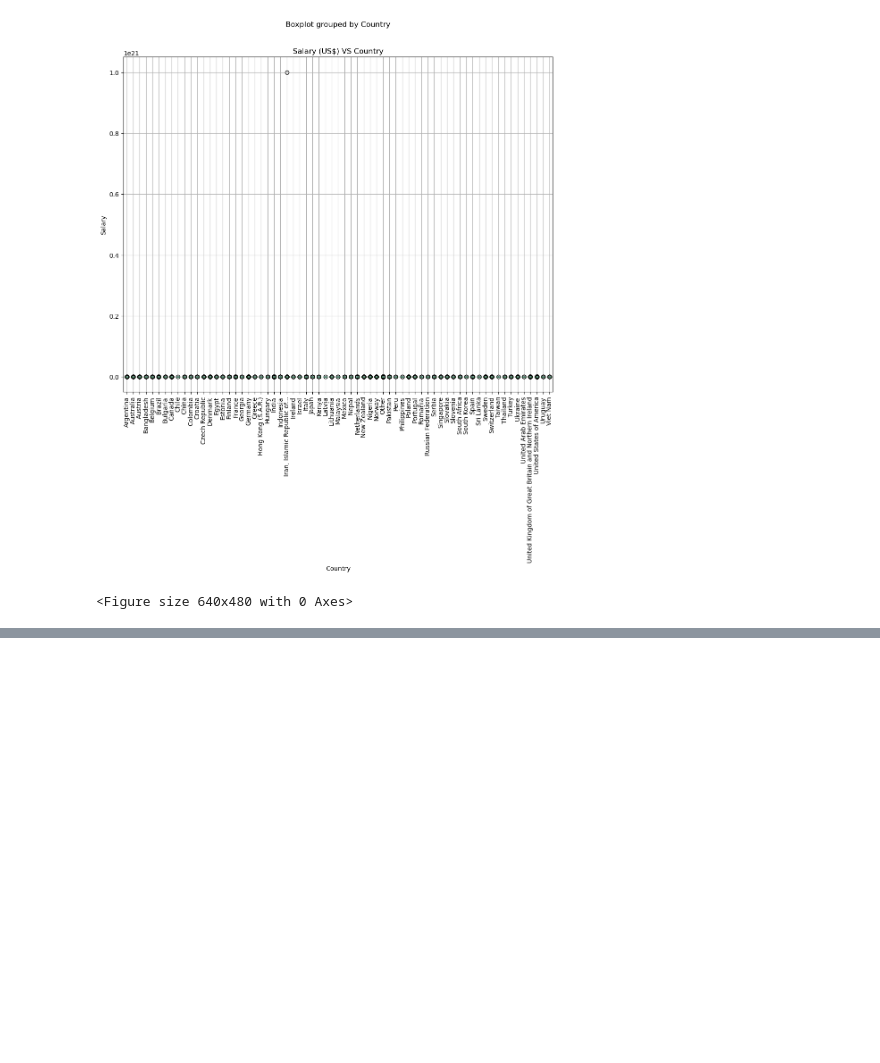
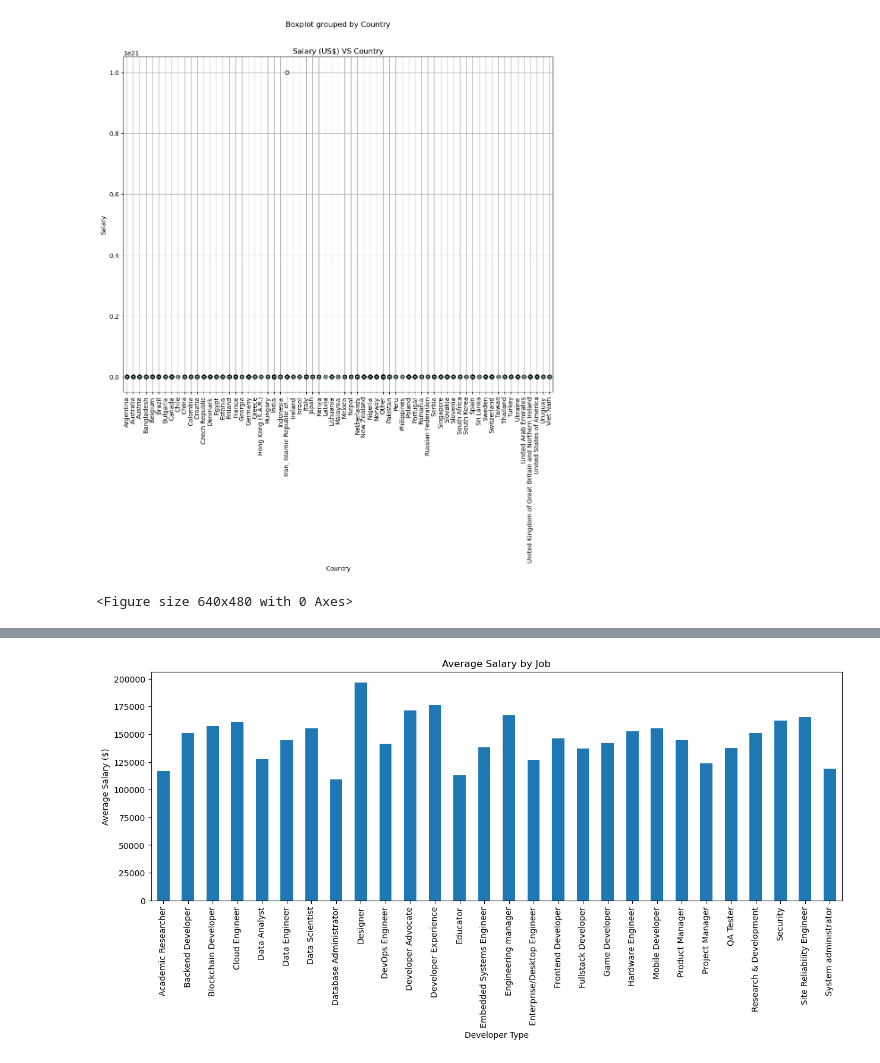
Before and after one commit to Augusta02/developer_salary_2023, a Jupyter notebook: salary_prediction.ipynb, the cells around one changed output, grey strips where cells are left out. Saved outputs shown, nothing was run; the diff lists cells and outputs as text; code cells hidden in the pictures; blank space fills up the shorter version.

```diff
--- a/salary_prediction.ipynb
+++ b/salary_prediction.ipynb
@@ -518,0 +593,6 @@ for index, row in df.iterrows():
+# %%
+average_salary_by_job = df.groupby('DevType')['Salary'].mean()
+average_salary_by_job.plot(kind='bar', figsize=(15, 5), title='Average Salary by Job', xlabel='Developer Type', ylabel='Average Salary ($)')
+plt.show()
+# %% [output]
+[figure, added]
```
Also changed, not shown: parts of 28 cells of this notebook, 1 other file.
